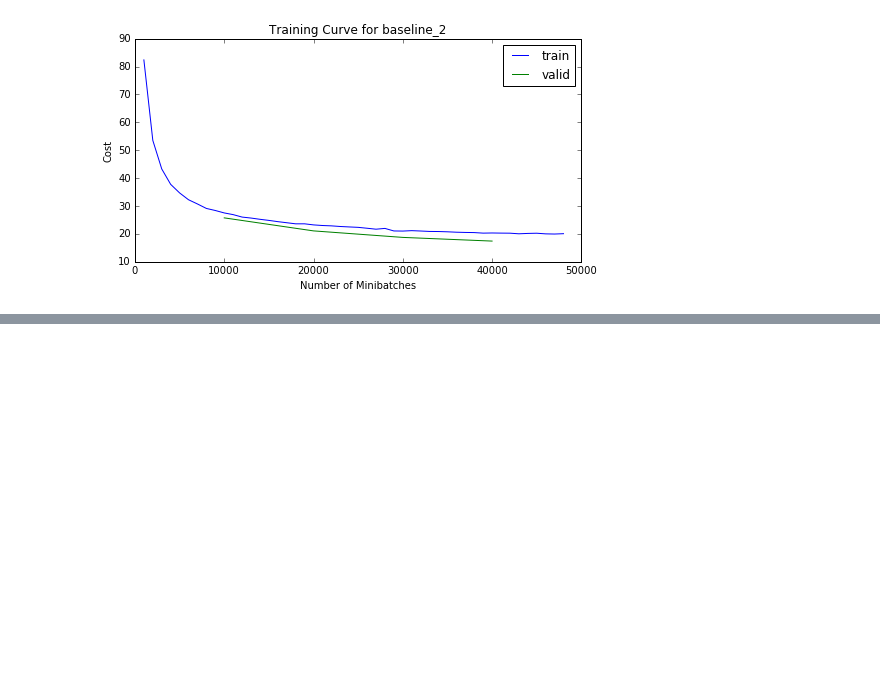
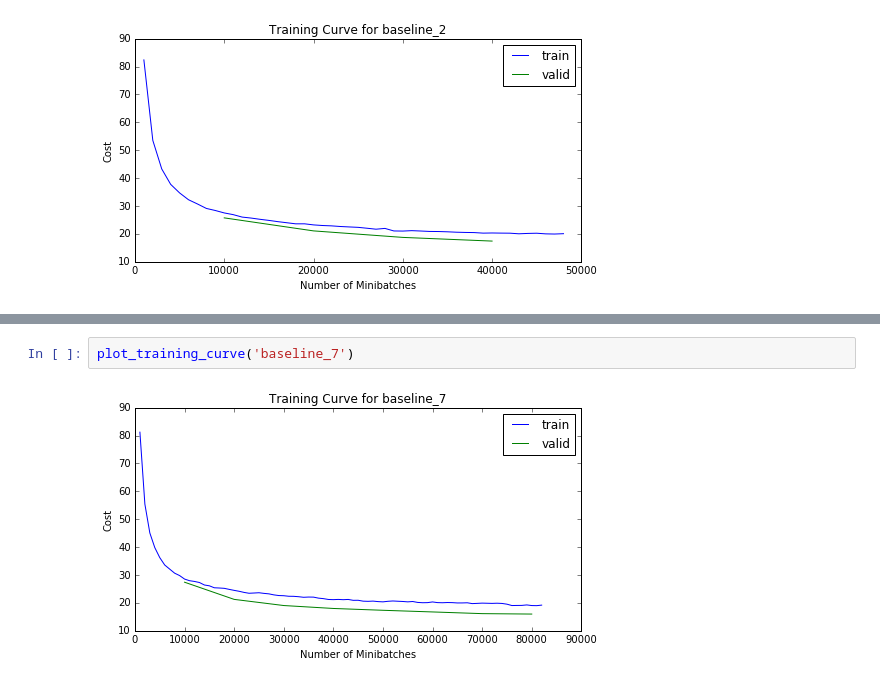
Before and after one commit to shubhaguha/MSc, a Jupyter notebook: training_progress/Plot training curves.ipynb, the cells around one changed output, grey strips where cells are left out. Drawn from its saved outputs; the diff is of its cells as text; blank space fills up the shorter version.

Commit message:
Updated notes and training progress

```diff
--- a/training_progress/Plot training curves.ipynb
+++ b/training_progress/Plot training curves.ipynb
@@ -58,0 +59,4 @@ plot_training_curve('baseline_6')
+# %%
+plot_training_curve('baseline_7')
+# %% [output]
+[figure, added]
```
Also changed, not shown: parts of 5 cells of this notebook, 14 other files.
